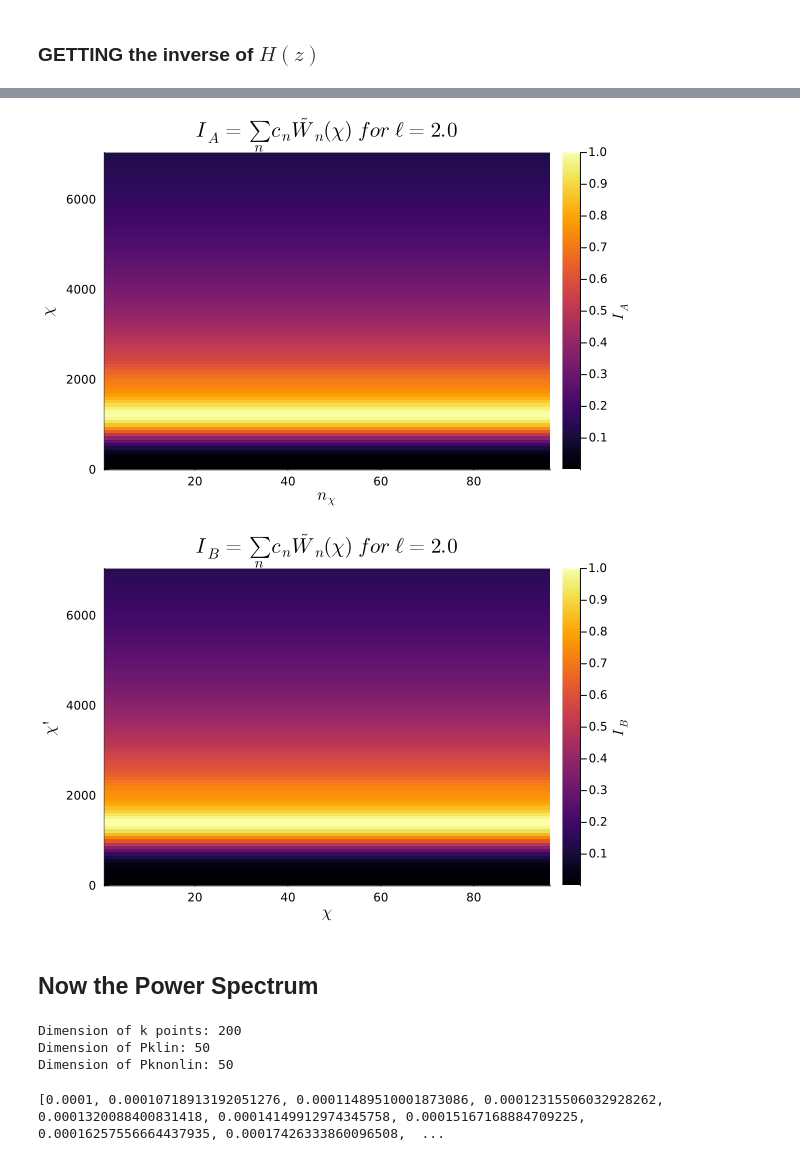
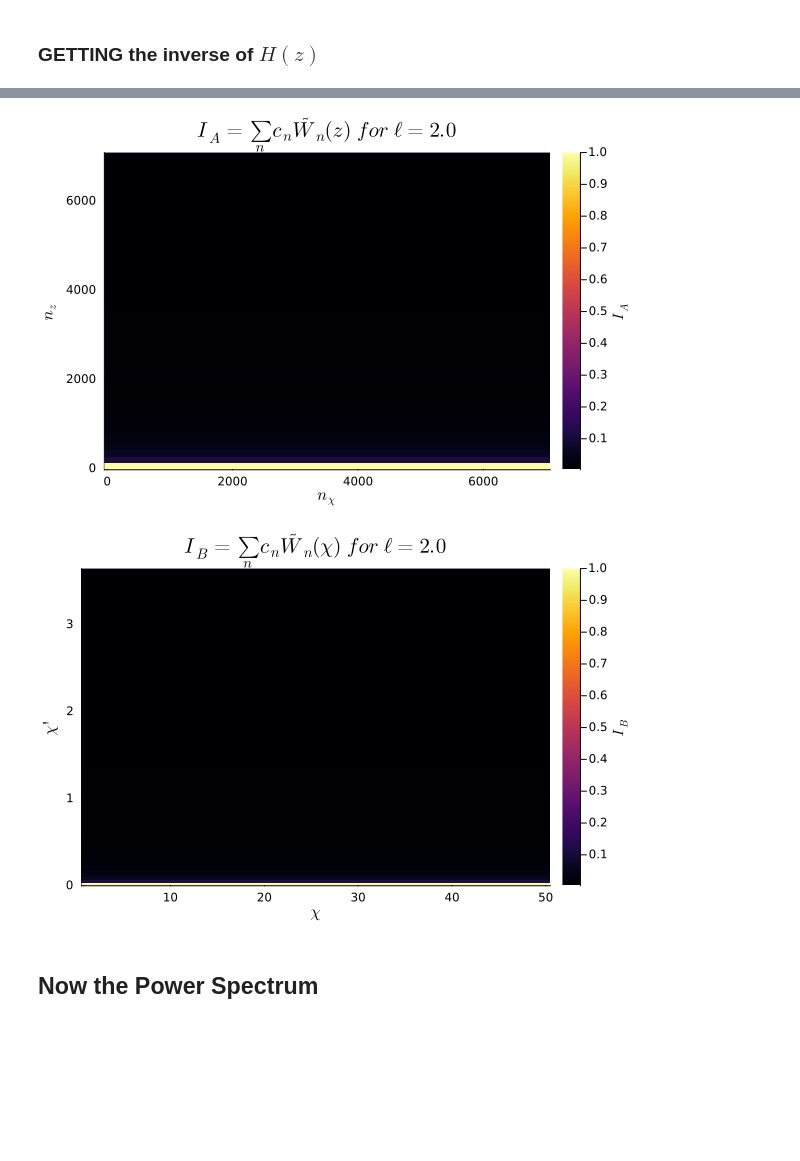
Before and after one commit to anvi-git/3D_Angular_Power_Spectrum, a Jupyter notebook: notebooks/new_beyond_BLAST.ipynb, the cells around one changed output, grey strips where cells are left out. Saved outputs shown, nothing was run; the diff lists cells and outputs as text; code cells hidden in the pictures; blank space fills up the shorter version.

```diff
--- a/notebooks/new_beyond_BLAST.ipynb
+++ b/notebooks/new_beyond_BLAST.ipynb
@@ -159,7 +159,7 @@ end;
 ### Setting number of COMOVING DISTANCE POINTS
 # %%
 cosmo = Blast.FlatΛCDM()
-n_chi = 96;                  # Number of comoving distance points
+n_chi = 50;                  # Number of comoving distance points
 
 open("dimensions.txt", "a") do f
     write(f, "------------------------ \n")
@@ -408,27 +440,27 @@ Size of I_B: (22, 96, 96)
 # %%
 #i want a heatmap of I_A for a fixed ℓ value, as a function of chi and chi'. i can use the Plots package to do this.
-nl_index = 1 # index for the ℓ value to plot
+nl_index = 10 # index for the ℓ value to plot
 heatmap(
-    1:n_chi, chi, I_A[nl_index, :, :]/maximum(I_A[nl_index, :, :]),
+    chi, chi, I_A[nl_index, :, :]/maximum(I_A[nl_index, :, :]),
     xlabel = L"n_{\chi}",
-    ylabel = L"\chi",
-    title = L"I_A = \sum_n c_n \tilde{W}_n(\chi) \ for \ \ell = 2.0",
+    ylabel = L"n_{z}",
+    title = L"I_A = \sum_n c_n \tilde{W}_n(z) \ for \ \ell = 2.0",
     colorbar_title = L"I_A"
 )
 # %% [output]
-[figure, old version]
+[figure, new version]
 # %%
 #i want a heatmap of I_B for a fixed ℓ value, as a function of chi. i can use the Plots package to do this.
 nl_index = 2 # index for the ℓ value to plot
 heatmap(
-    1:n_chi, chi, I_B[nl_index, :, :]/maximum(I_B[nl_index, :, :]),
+    1:n_chi, zed, I_B[nl_index, :, :]/maximum(I_B[nl_index, :, :]),
     xlabel = L"\chi",
     ylabel = L"\chi'",
     title = L"I_B = \sum_n c_n \tilde{W}_n(\chi) \ for \ \ell = 2.0",
     colorbar_title = L"I_B"
 )
 # %% [output]
-[figure, old version]
+[figure, new version]
 # %% [markdown]
 ## Now the Power Spectrum
 # %%
@@ -485,53 +517,3 @@ plot!(k, power_spectrum_nl.(k, 1000.0, 1000.0),
       yscale=:log10,
       size=(800,600),
       legendfontsize=10)
-
-
-#N5K benchmarks
-dtype = Float64
-
-benchmark_gg = npzread("blast_code/data/benchmarks_nl_full_clgg.npz")
-benchmark_ll = npzread("blast_code/data/benchmarks_nl_full_clss.npz")
-benchmark_gl = npzread("blast_code/data/benchmarks_nl_full_clgs.npz")
-
-#Extracting C_ℓ
-gg = dtype.(benchmark_gg["cls"])
-ll = dtype.(benchmark_ll["cls"])
-gl = dtype.(benchmark_gl["cls"])
-ell = dtype.(benchmark_gg["ls"])
-
-#Reshaping them into the same Blast's format
-gg_reshaped = zeros( dtype, length(ell), 10, 10)
-ll_reshaped = zeros(dtype, length(ell), 5, 5)
-gl_reshaped = zeros( dtype, length(ell), 10, 5)
-counter = 1
-for i in 1:10
-    for j in i:10
-        gg_reshaped[:,i,j] = gg[counter, :]
-        gg_reshaped[:,j,i] = gg_reshaped[:,i,j]
-        counter += 1
-    end
-end
-counter = 1
-for i in 1:5
-    for j in i:5
-        ll_reshaped[:,i,j] = ll[counter, :]
-        ll_reshaped[:,j,i] = ll_reshaped[:,i,j]
-        counter += 1
-    end
-end
-counter = 1
-for i in 1:10
-    for j in 1:5
-        gl_reshaped[:,i,j] = gl[counter, :]
-        counter += 1
-    end
-end
-# %% [output]
-Dimension of k points: 200
-Dimension of Pklin: 50
-Dimension of Pknonlin: 50
-# %%
-println(k)
-# %% [output]
-[0.0001, 0.00010718913192051276, 0.00011489510001873086, 0.00012315506032928262, 0.0001320088400831418, 0.00014149912974345758, 0.00015167168884709225, 0.00016257556664437935, 0.00017426333860096508,  ...
```
Also changed, not shown: parts of 22 cells of this notebook, 2 other files.
